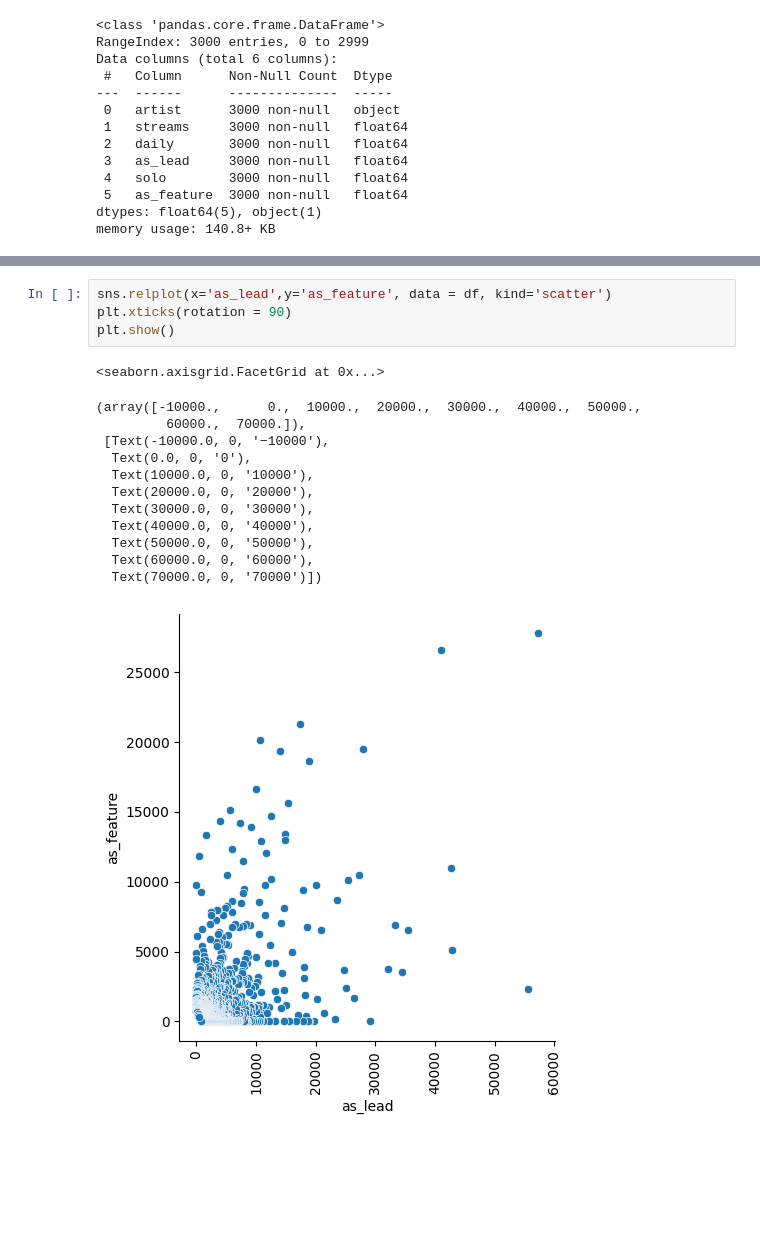
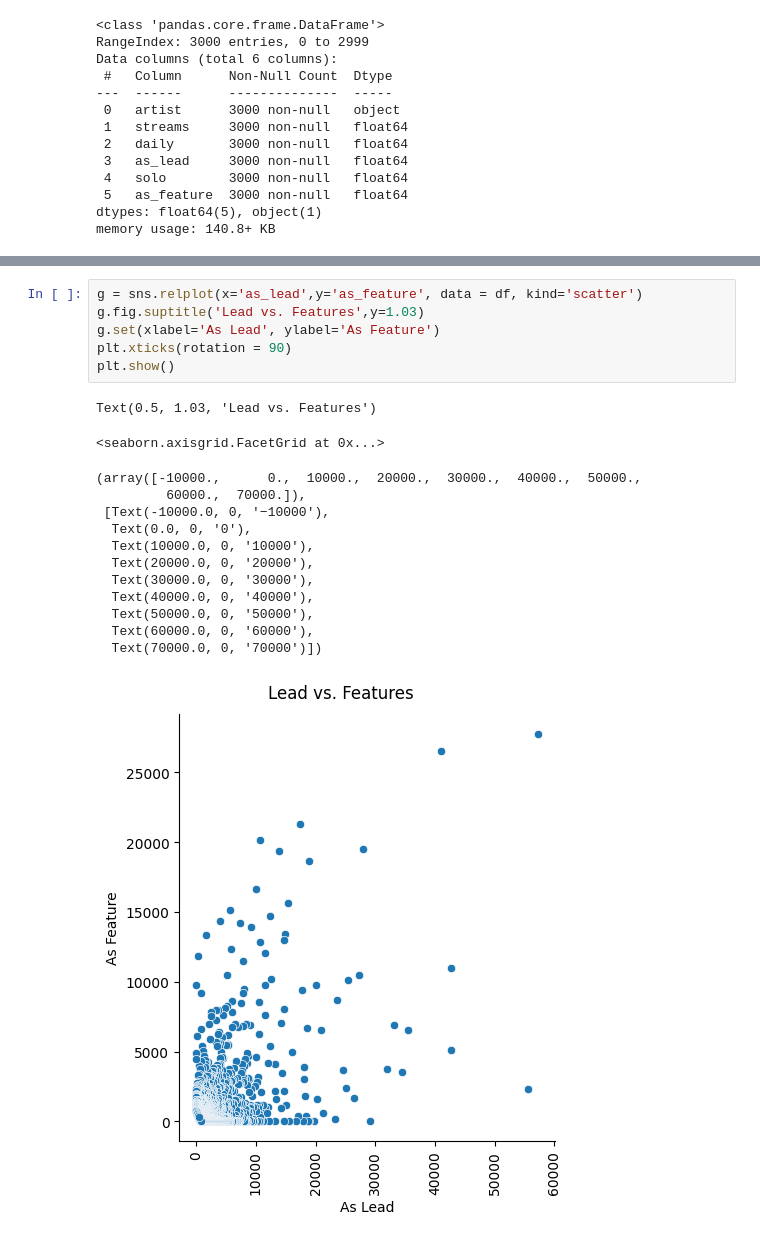
Before and after one commit to anawinp1234/spotify_artists, a Jupyter notebook: notebooks/01_spotify.ipynb, the cells around one changed output, grey strips where cells are left out. Drawn from its saved outputs; the diff is of its cells as text; blank space fills up the shorter version.

```diff
--- a/notebooks/01_spotify.ipynb
+++ b/notebooks/01_spotify.ipynb
@@ -171,18 +185,21 @@ plt.show()
 # %%
-sns.relplot(x='as_lead',y='as_feature', data = df, kind='scatter')
+g = sns.relplot(x='as_lead',y='as_feature', data = df, kind='scatter')
+g.fig.suptitle('Lead vs. Features',y=1.03)
+g.set(xlabel='As Lead', ylabel='As Feature')
 plt.xticks(rotation = 90)
 plt.show()
 # %% [output]
-<seaborn.axisgrid.FacetGrid at 0x...>
+Text(0.5, 1.03, 'Lead vs. Features')
-(array([-10000.,      0.,  10000.,  20000.,  30000.,  40000.,  50000.,
-         60000.,  70000.]),
- [Text(-10000.0, 0, '−10000'),
-  Text(0.0, 0, '0'),
-  Text(10000.0, 0, '10000'),
-  Text(20000.0, 0, '20000'),
-  Text(30000.0, 0, '30000'),
-  Text(40000.0, 0, '40000'),
-  Text(50000.0, 0, '50000'),
-  Text(60000.0, 0, '60000'),
-  Text(70000.0, 0, '70000')])
+<seaborn.axisgrid.FacetGrid at 0x...>
+(array([-10000.,      0.,  10000.,  20000.,  30000.,  40000.,  50000.,
+         60000.,  70000.]),
+ [Text(-10000.0, 0, '−10000'),
+  Text(0.0, 0, '0'),
+  Text(10000.0, 0, '10000'),
+  Text(20000.0, 0, '20000'),
+  Text(30000.0, 0, '30000'),
+  Text(40000.0, 0, '40000'),
+  Text(50000.0, 0, '50000'),
+  Text(60000.0, 0, '60000'),
+  Text(70000.0, 0, '70000')])
-[figure, old version]
+[figure, new version]
```
Also changed, not shown: parts of 5 cells of this notebook.
